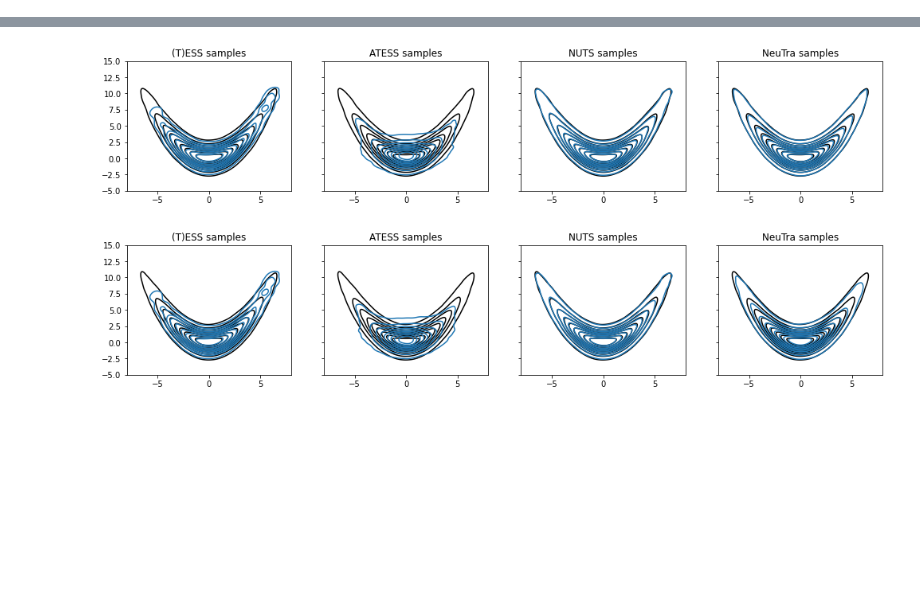
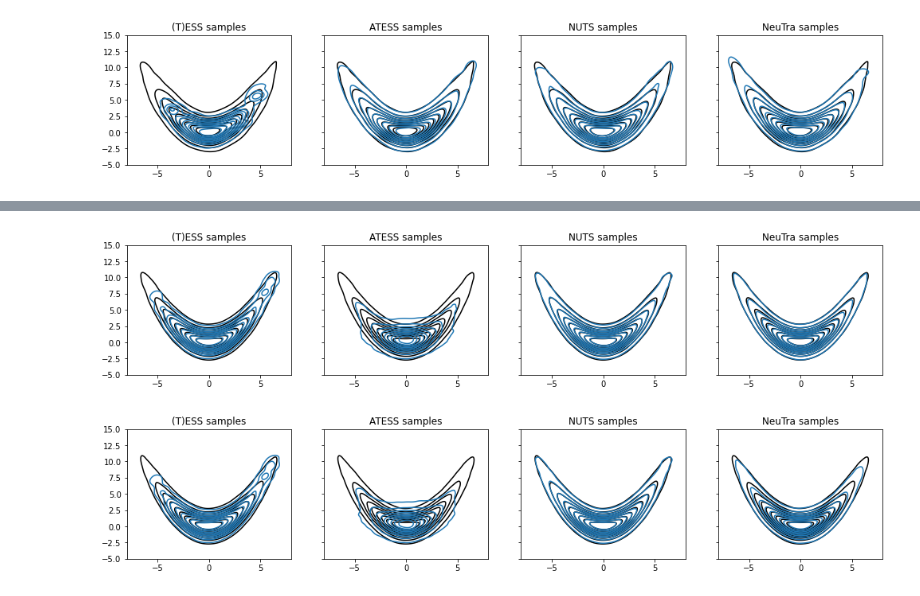
Before and after one commit to albcab/TESS, a Jupyter notebook: banana.ipynb, the cells around one changed output, grey strips where cells are left out. Saved outputs shown, nothing was run; the diff lists cells and outputs as text; code cells hidden in the pictures; blank space fills up the shorter version.

```diff
--- a/banana.ipynb
+++ b/banana.ipynb
@@ -54,0 +114,5 @@ banana_fn = lambda x: banana(**x)
+# %%
+#epoch 1
+compare_plot_contour(banana_fn, ess, atess, nuts, neutra)
+# %% [output]
+[figure, added]
```
Also changed, not shown: parts of 10 cells of this notebook, 13 other files.
